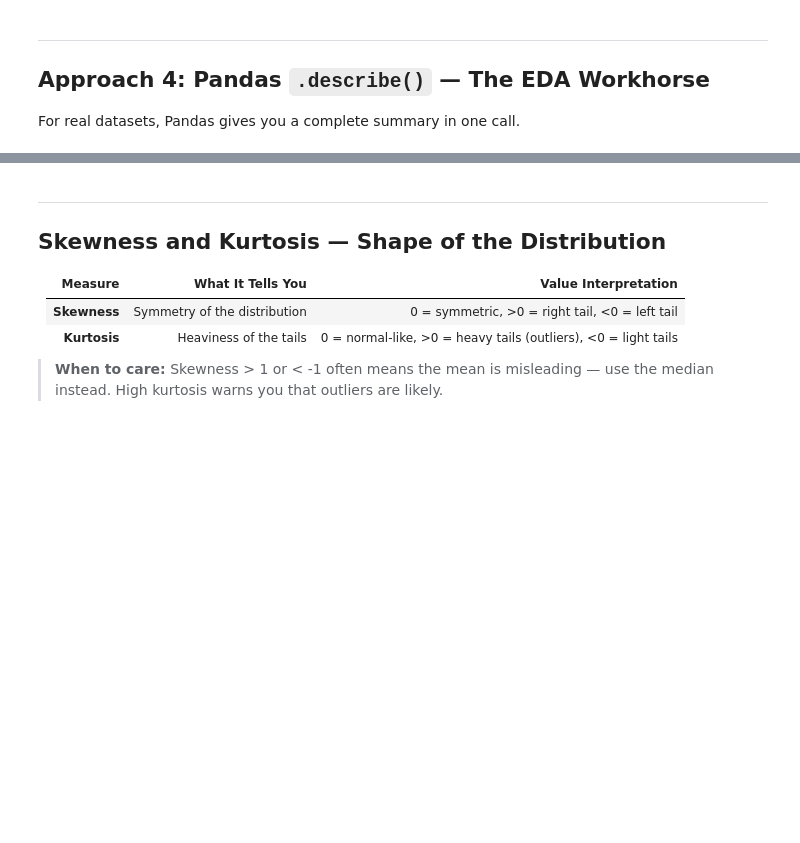
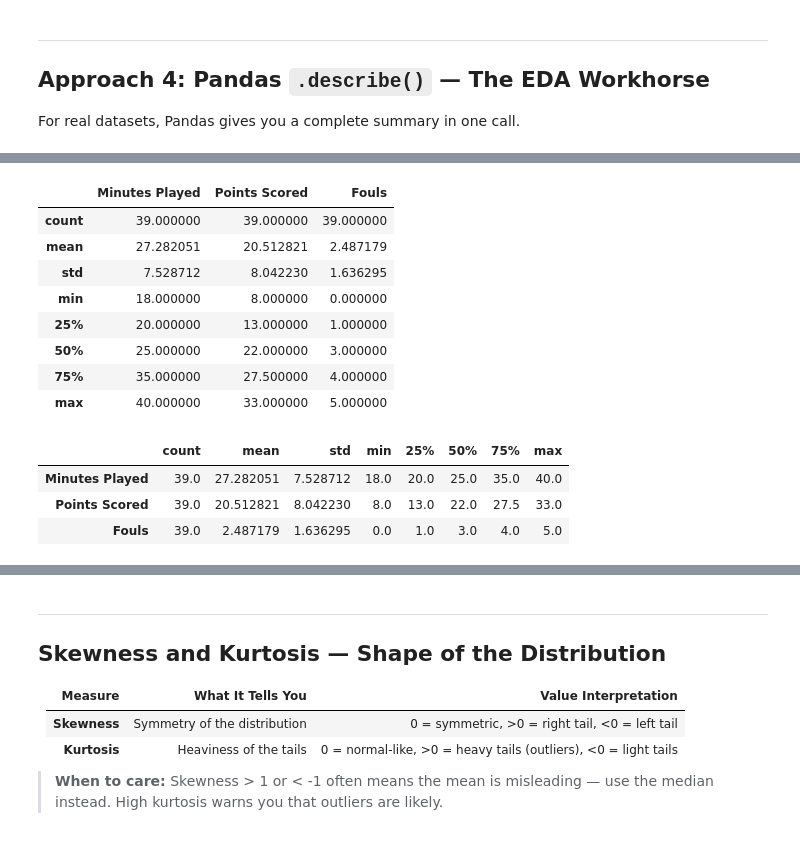
Before and after one commit to shri-singh/Python-DataScience-Masterclass, a Jupyter notebook: PY300/01_Summary_Stats.ipynb, the cells around one changed output, grey strips where cells are left out. Cells and saved outputs as stored; diff of their text form; code cells hidden in the pictures; blank space fills up the shorter version.

```diff
--- a/PY300/01_Summary_Stats.ipynb
+++ b/PY300/01_Summary_Stats.ipynb
@@ -152,0 +169,14 @@ print(df.describe(percentiles=[0.1, 0.25, 0.5, 0.75, 0.9]))
+# %%
+df6 = df5.describe()
+# %%
+df6
+# %% [output]
+|  | Minutes Played | Points Scored | Fouls |
+| count | 39.000000 | 39.000000 | 39.000000 |
+| mean | 27.282051 | 20.512821 | 2.487179 |
+| std | 7.528712 | 8.042230 | 1.636295 |
+| min | 18.000000 | 8.000000 | 0.000000 |
+| 25% | 20.000000 | 13.000000 | 1.000000 |
+| 50% | 25.000000 | 22.000000 | 3.000000 |
+| 75% | 35.000000 | 27.500000 | 4.000000 |
+| max | 40.000000 | 33.000000 | 5.000000 |
@@ -152,0 +185,7 @@ print(df.describe(percentiles=[0.1, 0.25, 0.5, 0.75, 0.9]))
+# %%
+df7
+# %% [output]
+|  | count | mean | std | min | 25% | 50% | 75% | max |
+| Minutes Played | 39.0 | 27.282051 | 7.528712 | 18.0 | 20.0 | 25.0 | 35.0 | 40.0 |
+| Points Scored | 39.0 | 20.512821 | 8.042230 | 8.0 | 13.0 | 22.0 | 27.5 | 33.0 |
+| Fouls | 39.0 | 2.487179 | 1.636295 | 0.0 | 1.0 | 3.0 | 4.0 | 5.0 |
```
Also changed, not shown: parts of 9 cells of this notebook, 4 other files.
